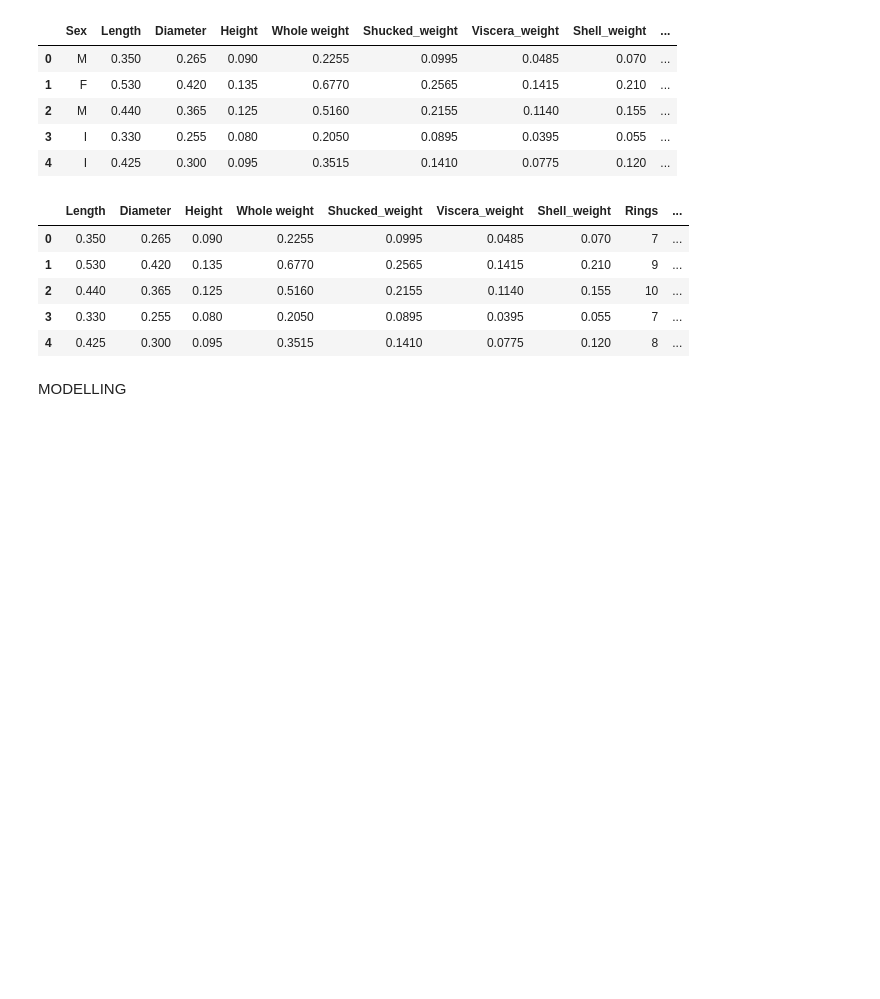
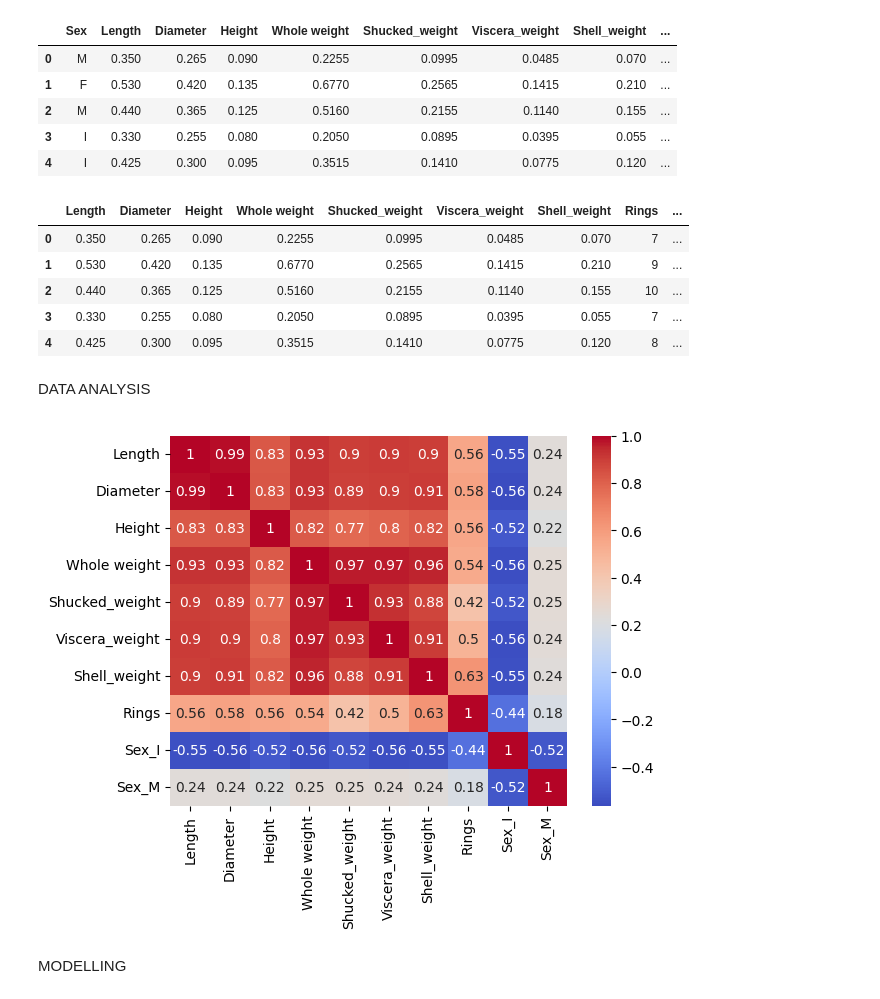
Before and after one commit to Mercymerine/Machine_Learning_1, a Jupyter notebook: abalone.ipynb, the cells around one changed output. Cells and saved outputs as stored; diff of their text form; code cells hidden in the pictures; blank space fills up the shorter version.

```diff
--- a/abalone.ipynb
+++ b/abalone.ipynb
@@ -130,6 +130,13 @@ encoded_abalone.head()
 | 2 | 0.440 | 0.365 | 0.125 | 0.5160 | 0.2155 | 0.1140 | 0.155 | 10 | ... |
 | 3 | 0.330 | 0.255 | 0.080 | 0.2050 | 0.0895 | 0.0395 | 0.055 | 7 | ... |
 | 4 | 0.425 | 0.300 | 0.095 | 0.3515 | 0.1410 | 0.0775 | 0.120 | 8 | ... |
+# %% [markdown]
+DATA ANALYSIS
+# %%
+sns.heatmap(encoded_abalone.corr(), cmap='coolwarm', annot=True)
+plt.show()
+# %% [output]
+[figure, added]
 # %% [markdown]
 MODELLING
 # %%
```
Also changed, not shown: parts of 3 cells of this notebook.
